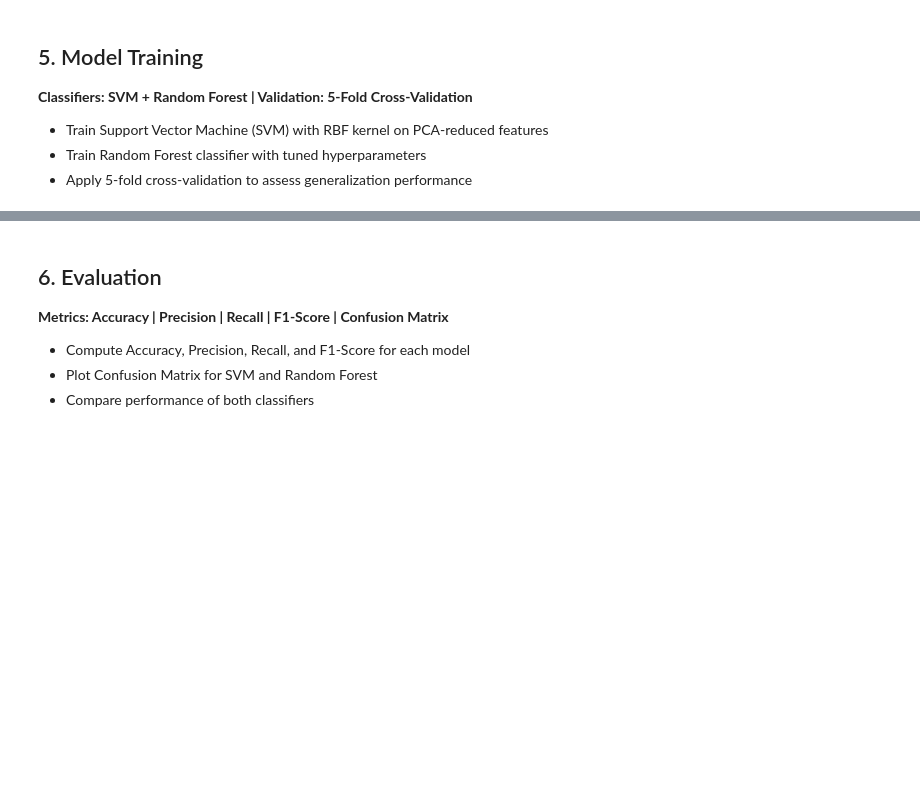
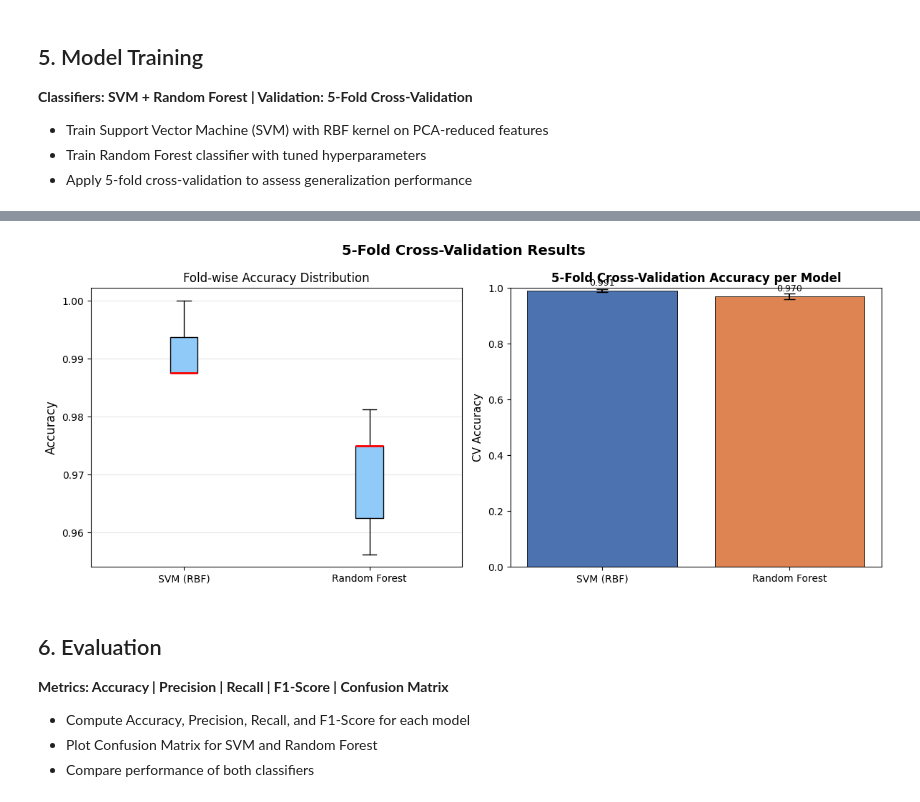
Before and after one commit to ajit-sv/satellite-image-classification-bits-cv-assignment, a Jupyter notebook: satellite-image-classification.ipynb, the cells around one changed output, grey strips where cells are left out. Saved outputs shown, nothing was run; the diff lists cells and outputs as text; code cells hidden in the pictures; blank space fills up the shorter version.

```diff
--- a/satellite-image-classification.ipynb
+++ b/satellite-image-classification.ipynb
@@ -268,7 +282,8 @@ def extract_all_features(img):
 
 
     # Local Binary Pattern (LBP) texture descriptor
-    num_circular_neighbours = 8, radius = 1
+    num_circular_neighbours = 8
+    radius = 1
     lbp  = local_binary_pattern(img, P=num_circular_neighbours, R=radius, method='uniform')
     n_bins = int(lbp.max() + 1)
     lbp_hist, _ = np.histogram(lbp, bins=n_bins, range=(0, n_bins), density=True)
@@ -506,3 +521,38 @@ print('\nAll models training completed.')
+# %%
+# ── CV Results Bar Chart ─────────────────────────────────────
+fig, axes = plt.subplots(1, 2, figsize=(12, 5))
+fig.suptitle('5-Fold Cross-Validation Results', fontsize=14, fontweight='bold')
+names  = list(cv_results.keys())
+means  = [cv_results[n].mean() for n in names]
+stds   = [cv_results[n].std()  for n in names]
+
+models = classifiers
+# Box plot of fold accuracies
+axes[0].boxplot(
+    [cv_results[n] for n in names],
+    tick_labels=names,
+    patch_artist=True,
+    boxprops=dict(facecolor='#90CAF9'),
+    medianprops=dict(color='red', linewidth=2)
+)
+axes[0].set_ylabel('Accuracy', fontsize=12)
+axes[0].set_title('Fold-wise Accuracy Distribution', fontsize=12)
+axes[0].grid(axis='y', alpha=0.3)
+
+ax = axes[1]
+bars = ax.bar(names, means, yerr=stds, capsize=6,
+              color=['#4C72B0','#DD8452','#55A868','#C44E52'],
+              edgecolor='black', linewidth=0.6)
+ax.set_ylim(0, 1.0)
+ax.set_ylabel('CV Accuracy', fontsize=11)
+ax.set_title('5-Fold Cross-Validation Accuracy per Model', fontweight='bold')
+for bar, mean in zip(bars, means):
+    ax.text(bar.get_x() + bar.get_width() / 2, mean + 0.01,
+            f'{mean:.3f}', ha='center', va='bottom', fontsize=9)
+plt.tight_layout()
+plt.show()
+# %% [output]
+[figure, added]
 # %% [markdown]
 ## 6. Evaluation
 **Metrics: Accuracy | Precision | Recall | F1-Score | Confusion Matrix**
```
Also changed, not shown: parts of 25 cells of this notebook, 1 other file.
